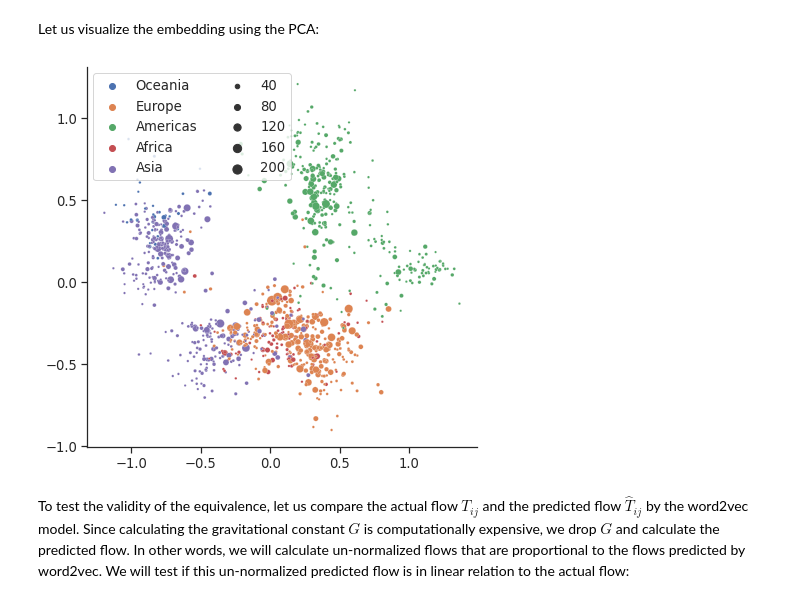
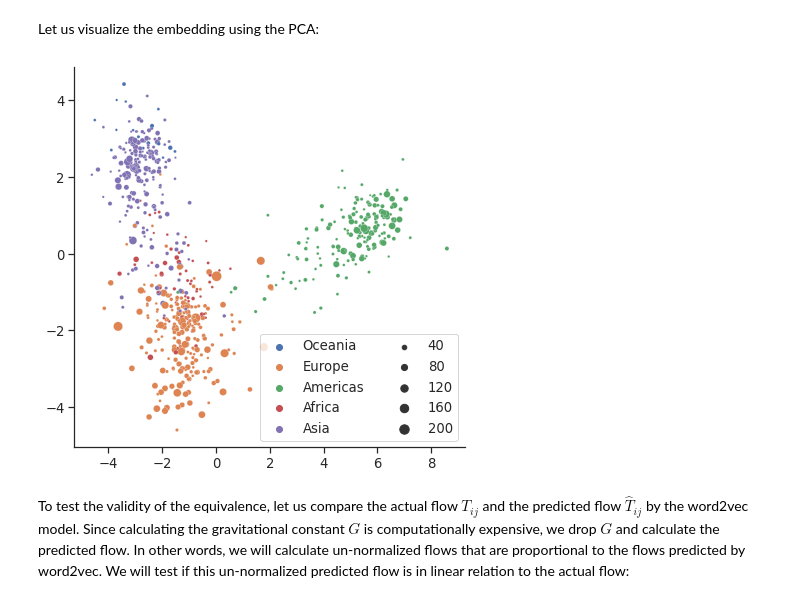
Before and after one commit to skojaku/gravlearn, a Jupyter notebook: notebooks/2022_04_7_demontrating_a_potential_of_gravity_potentials/note-word2vec-gravity-potential.ipynb, the cells around one changed output. Drawn from its saved outputs; the diff is of its cells as text; code cells hidden in the pictures.

```diff
--- a/notebooks/2022_04_7_demontrating_a_potential_of_gravity_potentials/note-word2vec-gravity-potential.ipynb
+++ b/notebooks/2022_04_7_demontrating_a_potential_of_gravity_potentials/note-word2vec-gravity-potential.ipynb
@@ -52,9 +61,9 @@ import numpy as np
 from scipy.sparse.csgraph import shortest_path
 
 # Load the worldwide airport network
-adj, labels, node_table = gl.load_airport_net(k_core=5) # remove peripheral airports to reduce the network size
+adj, labels, node_table = gl.load_airport_net(k_core=10) # remove peripheral airports to reduce the network size
 n_nodes = adj.shape[0]
 degree = np.array(adj.sum(axis = 1)).reshape(-1)
-
+print(n_nodes)
 # Generate the input sequence using the random walks
 seqs = gl.ShortestPathSampler(adj).sample_all_paths()
@@ -74,7 +85,7 @@ $$
 model = gl.Word2Vec(n_nodes, dim=128)  # sim is the number of dimensions
 
 # Train
-device = "cuda:0"
+device = "cuda:1"
 dist_metric = gl.DistanceMetrics.EUCLIDEAN  # Distance metric.
 model = gl.train(
     model, seqs, device=device, window_length=1, dist_metric=dist_metric, epochs=3
@@ -87,31 +98,35 @@ Let us visualize the embedding using the PCA:
 # %%
 from sklearn.decomposition import PCA
 import seaborn as sns
 import matplotlib.pyplot as plt
 
 # Dimensionality reduction
 pca = PCA(n_components=2).fit(emb)
-xy = pca.transform(emb)
+#from sklearn.discriminant_analysis import LinearDiscriminantAnalysis
+#xy = pca.transform(emb)
+clf = LinearDiscriminantAnalysis(n_components=2)
+xy = clf.fit_transform(emb, labels)
+#logging.getLogger("urllib3").setLevel(level=logging.DEBUG)
 degree = np.array(adj.sum(axis = 1)).ravel()
 
 # Plot
 sns.set_style('white')
 sns.set(font_scale=1.2)
 sns.set_style('ticks')
 fig, ax = plt.subplots(figsize=(7,7))
 
 sns.scatterplot(
     x=xy[:, 0],
     y=xy[:, 1],
     hue=labels,
     size=degree,
     sizes=(5, 100),
     ax=ax,
 )
 ax.legend(ncol=2)
 sns.despine()
 # %% [output]
-[figure, old version]
+[figure, new version]
 # %% [markdown]
 To test the validity of the equivalence, let us compare the actual flow $T_{ij}$ and the predicted flow $\hat T_{ij}$ by the word2vec model. Since calculating the gravitational constant $G$ is computationally expensive, we drop $G$ and calculate the predicted flow. In other words, we will calculate un-normalized flows that are proportional to the flows predicted by word2vec. We will test if this un-normalized predicted flow is in linear relation to the actual flow:
 # %%
```
Also changed, not shown: parts of 9 cells of this notebook, 4 other files.
